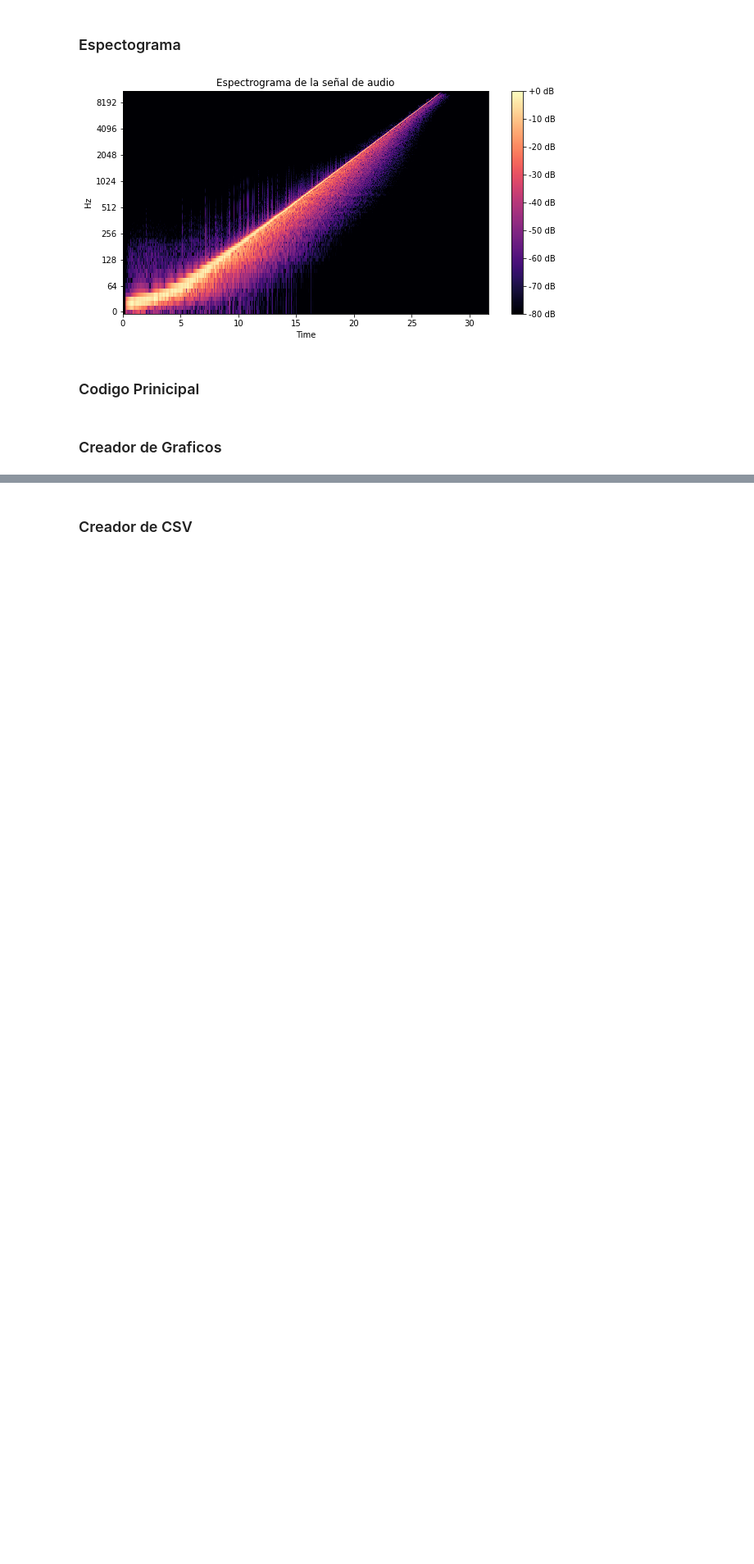
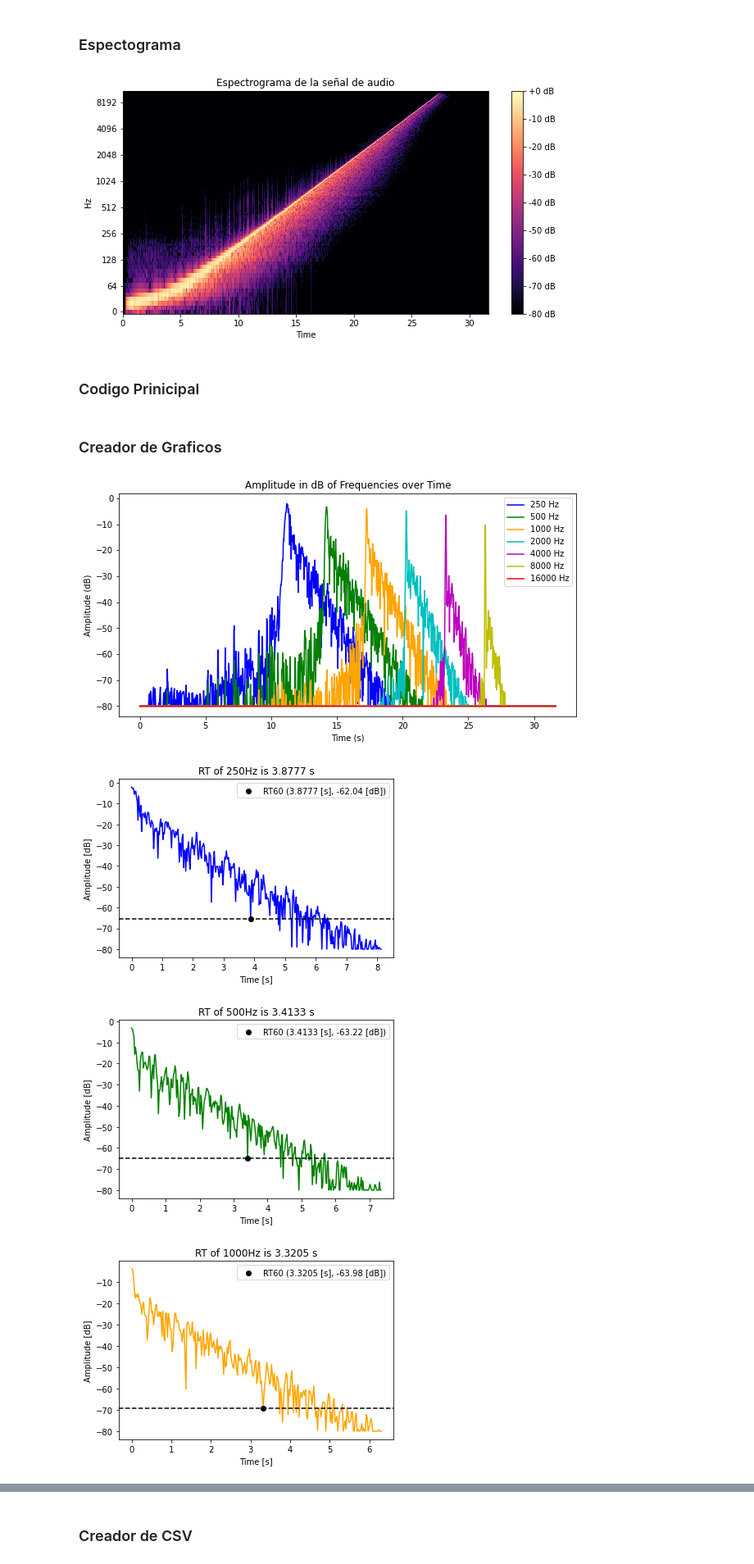
Before and after one commit to nahueRosso/IAyP, a Jupyter notebook: main.ipynb, the cells around one changed output, grey strips where cells are left out. Shown at 82% size. Cells and saved outputs as stored; diff of their text form; code cells hidden in the pictures; blank space fills up the shorter version.

```diff
--- a/main.ipynb
+++ b/main.ipynb
@@ -145,5 +145,9 @@ def find_rt60(audio_path, plot=True, values=True,name_df='col'):
 # %% [markdown]
 ### Creador de Graficos
 # %%
-find_rt60('./frecuencias/Audio_Sweep_r.wav',False,True)
+find_rt60('./frecuencias/Audio_Sweep_r.wav',True,True)
 # %% [output]
+[figure, added]
+[figure, added]
+[figure, added]
+[figure, added]
```
Also changed, not shown: parts of 2 cells of this notebook.
